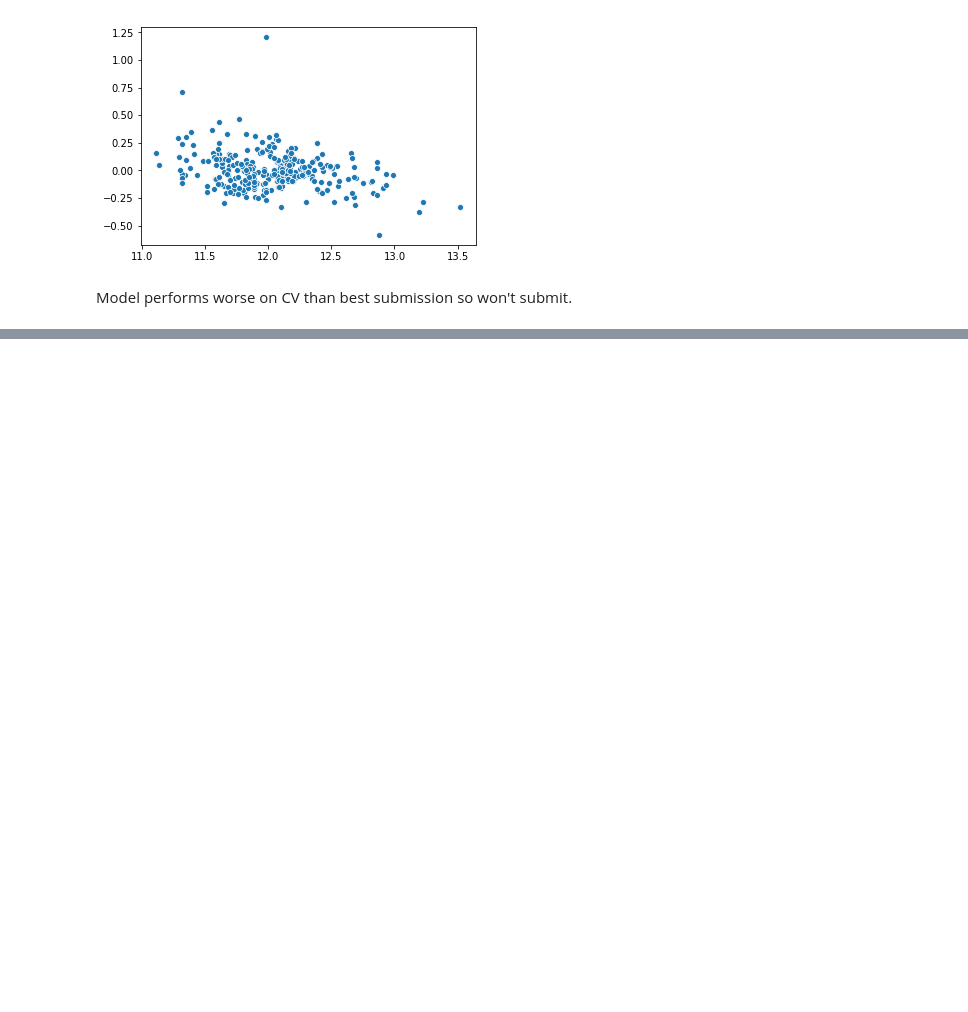
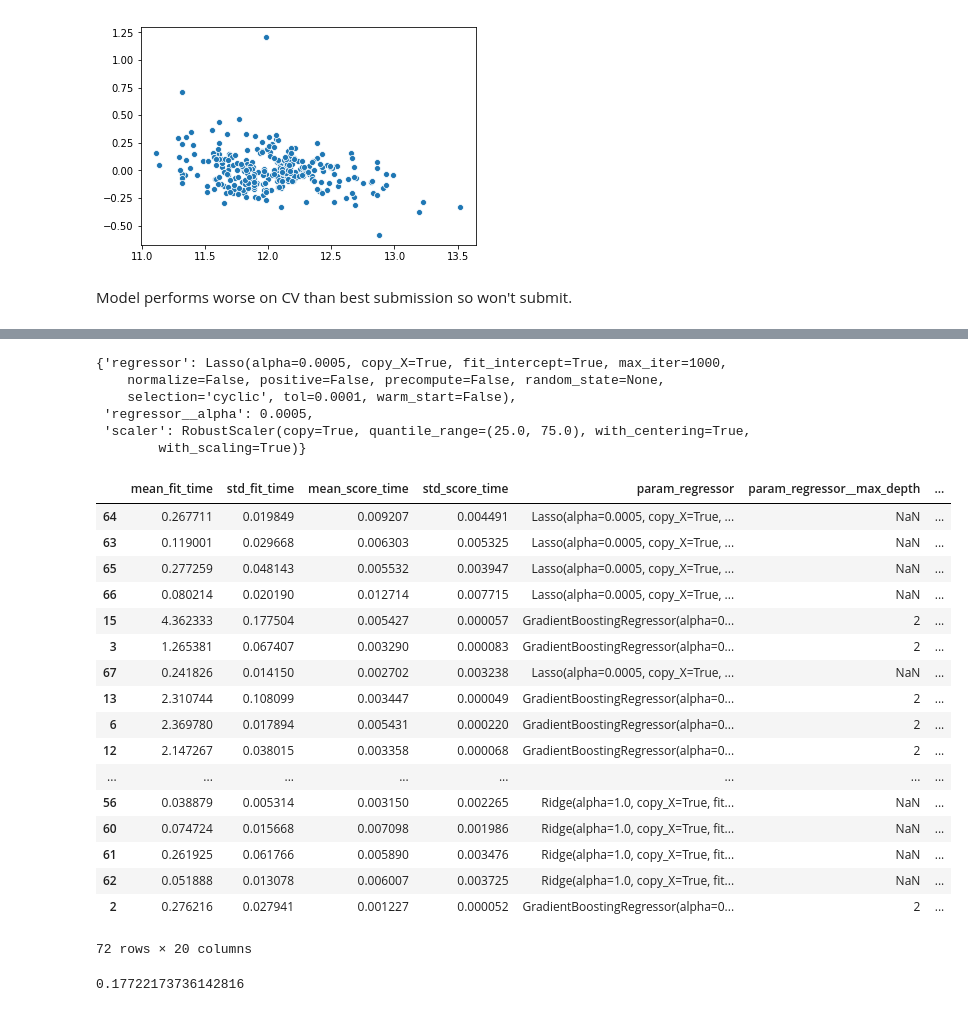
Before and after one commit to WBradbeer/housing, a Jupyter notebook: housing.ipynb, the cells around one changed output, grey strips where cells are left out. Cells and saved outputs as stored; diff of their text form; code cells hidden in the pictures; blank space fills up the shorter version.

```diff
--- a/housing.ipynb
+++ b/housing.ipynb
@@ -771,0 +770,2 @@ Model performs worse on CV than best submission so won't submit.
+# %%
+mod = df.copy()
@@ -771,0 +791,27 @@ Model performs worse on CV than best submission so won't submit.
+# %%
+X = mod.drop(['SalePrice'], axis=1).values
+y = mod.SalePrice.values
+X_train, X_val, y_train, y_val = train_test_split(X, y, random_state=0, test_size=0.2)
+# %%
+pipe = Pipeline([
+    ('scaler', MinMaxScaler()),
+    ('regressor', Ridge())
+])
+
+param_grid = [
+              {'scaler': [MinMaxScaler(), RobustScaler(), None],
+               'regressor': [GradientBoostingRegressor(loss='huber')],
+               'regressor__max_depth': [2, 3, 4],
+               'regressor__n_estimators': [100, 500, 1000],
+               'regressor__max_features': ['sqrt', 0.3],
+              },
+              {'scaler': [MinMaxScaler(), RobustScaler(), None],
+               'regressor': [Ridge(), Lasso()],
+               'regressor__alpha': [0.0005, 0.001, 0.0001]}
+             ]
+
+grid = GridSearchCV(pipe, param_grid, cv=5, scoring='neg_mean_squared_error',
+                    return_train_score=False, n_jobs=-1)
+# %%
+
+grid.fit(X_train, y_train)
@@ -771,0 +829,36 @@ Model performs worse on CV than best submission so won't submit.
+# %%
+grid.best_params_
+# %% [output]
+{'regressor': Lasso(alpha=0.0005, copy_X=True, fit_intercept=True, max_iter=1000,
+    normalize=False, positive=False, precompute=False, random_state=None,
+    selection='cyclic', tol=0.0001, warm_start=False),
+ 'regressor__alpha': 0.0005,
+ 'scaler': RobustScaler(copy=True, quantile_range=(25.0, 75.0), with_centering=True,
+        with_scaling=True)}
+# %%
+res = pd.DataFrame(grid.cv_results_)
+res['rmsle'] = np.sqrt(-res.mean_test_score)
+res.sort_values('rank_test_score')
+# %% [output]
+|  | mean_fit_time | std_fit_time | mean_score_time | std_score_time | param_regressor | param_regressor__max_depth | ... |
+| 64 | 0.267711 | 0.019849 | 0.009207 | 0.004491 | Lasso(alpha=0.0005, copy_X=True, ... | NaN | ... |
+| 63 | 0.119001 | 0.029668 | 0.006303 | 0.005325 | Lasso(alpha=0.0005, copy_X=True, ... | NaN | ... |
+| 65 | 0.277259 | 0.048143 | 0.005532 | 0.003947 | Lasso(alpha=0.0005, copy_X=True, ... | NaN | ... |
+| 66 | 0.080214 | 0.020190 | 0.012714 | 0.007715 | Lasso(alpha=0.0005, copy_X=True, ... | NaN | ... |
+| 15 | 4.362333 | 0.177504 | 0.005427 | 0.000057 | GradientBoostingRegressor(alpha=0... | 2 | ... |
+| 3 | 1.265381 | 0.067407 | 0.003290 | 0.000083 | GradientBoostingRegressor(alpha=0... | 2 | ... |
+| 67 | 0.241826 | 0.014150 | 0.002702 | 0.003238 | Lasso(alpha=0.0005, copy_X=True, ... | NaN | ... |
+| 13 | 2.310744 | 0.108099 | 0.003447 | 0.000049 | GradientBoostingRegressor(alpha=0... | 2 | ... |
+| 6 | 2.369780 | 0.017894 | 0.005431 | 0.000220 | GradientBoostingRegressor(alpha=0... | 2 | ... |
+| 12 | 2.147267 | 0.038015 | 0.003358 | 0.000068 | GradientBoostingRegressor(alpha=0... | 2 | ... |
+| ... | ... | ... | ... | ... | ... | ... | ... |
+| 56 | 0.038879 | 0.005314 | 0.003150 | 0.002265 | Ridge(alpha=1.0, copy_X=True, fit... | NaN | ... |
+| 60 | 0.074724 | 0.015668 | 0.007098 | 0.001986 | Ridge(alpha=1.0, copy_X=True, fit... | NaN | ... |
+| 61 | 0.261925 | 0.061766 | 0.005890 | 0.003476 | Ridge(alpha=1.0, copy_X=True, fit... | NaN | ... |
+| 62 | 0.051888 | 0.013078 | 0.006007 | 0.003725 | Ridge(alpha=1.0, copy_X=True, fit... | NaN | ... |
+| 2 | 0.276216 | 0.027941 | 0.001227 | 0.000052 | GradientBoostingRegressor(alpha=0... | 2 | ... |
+72 rows × 20 columns
+# %%
+np.sqrt(-grid.score(X_val, y_val))
+# %% [output]
+0.17722173736142816
```
Also changed, not shown: parts of 10 cells of this notebook.
